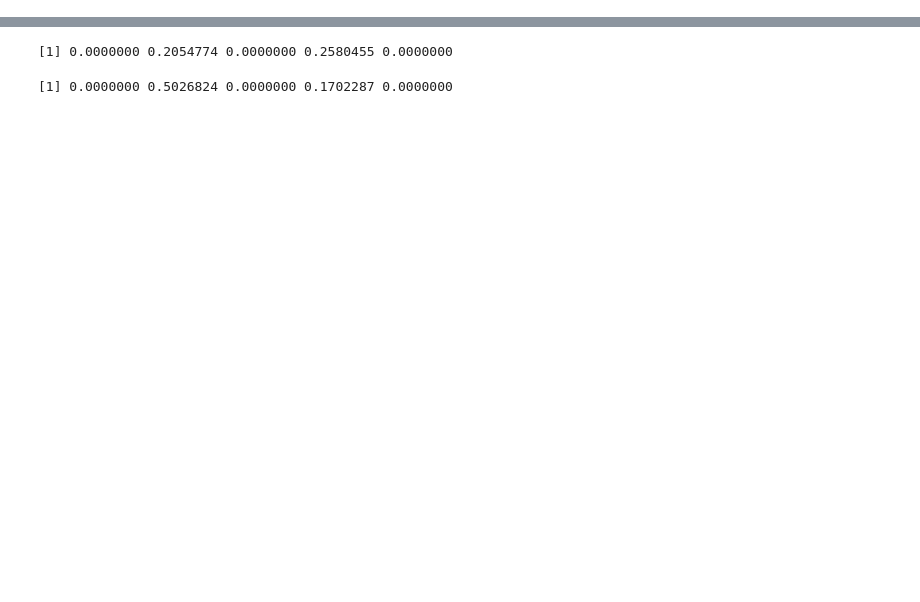
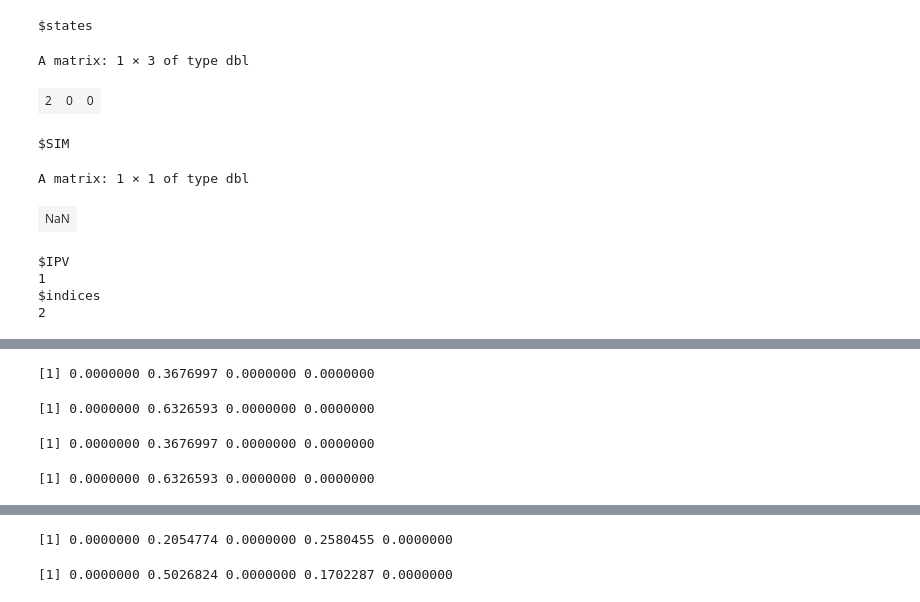
Before and after one commit to munch-group/PtDAlgorithms, a Jupyter notebook: testing.ipynb, the cells around one changed output, grey strips where cells are left out. Saved outputs shown, nothing was run; the diff lists cells and outputs as text; code cells hidden in the pictures; blank space fills up the shorter version.

```diff
--- a/testing.ipynb
+++ b/testing.ipynb
@@ -134,0 +206,15 @@ n_samples <- 2
+# %%
+add_epoque(graph, c(1/5), 1)
+graph_as_matrix(graph)
+print_graph(graph)
+# %% [output]
+$states
+A matrix: 1 × 3 of type dbl
+| 2 | 0 | 0 |
+$SIM
+A matrix: 1 × 1 of type dbl
+| NaN |
+$IPV
+1
+$indices
+2
@@ -134,0 +231,12 @@ n_samples <- 2
+# %%
+stop_probability(graph, 1)
+accumulated_visiting_time(graph, 1)
+# %% [output]
+[1] 0.0000000 0.3676997 0.0000000 0.0000000
+[1] 0.0000000 0.6326593 0.0000000 0.0000000
+# %%
+stop_probability(graph, 1)
+accumulated_visiting_time(graph, 1)
+# %% [output]
+[1] 0.0000000 0.3676997 0.0000000 0.0000000
+[1] 0.0000000 0.6326593 0.0000000 0.0000000
```
Also changed, not shown: parts of 18 cells of this notebook, 7 other files.
